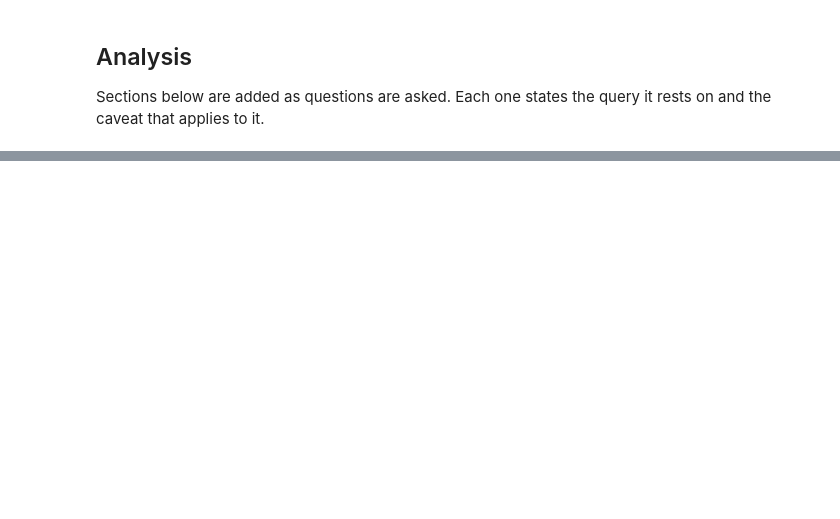
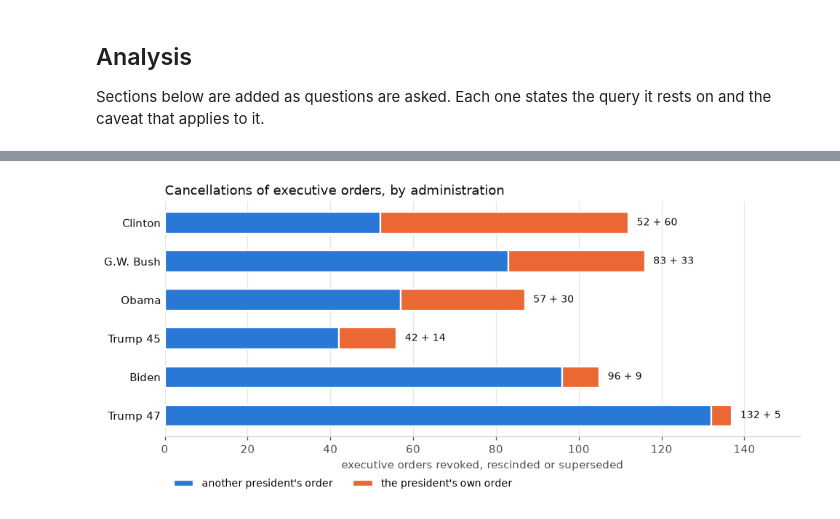
Before and after one commit to DaveKT/EO_Analysis, a Jupyter notebook: notebooks/analysis.ipynb, the cells around one changed output, grey strips where cells are left out. Cells and saved outputs as stored; diff of their text form; code cells hidden in the pictures; blank space fills up the shorter version.

```diff
--- a/notebooks/analysis.ipynb
+++ b/notebooks/analysis.ipynb
@@ -144,0 +251,16 @@ and the caveat that applies to it.
+# %%
+active_years = q("""
+SELECT president, signing_date FROM orders
+""")
+active_years["actor"] = [administration(p, d) for p, d in zip(active_years.president, active_years.signing_date)]
+active_years = active_years.assign(year=active_years.signing_date.str[:4]).groupby("actor").year.nunique()
+
+by_actor = (edges.groupby("actor")
+                 .agg(cancellations=("tgt_eo", "size"),
+                      prior_president=("same_person", lambda s: int((~s).sum())),
+                      own=("same_person", "sum"),
+                      target_outside_corpus=("target_in_corpus", lambda s: int((~s).sum())))
+                 .reindex(ADMINS))
+by_actor["active_years"] = active_years.reindex(ADMINS)
+by_actor["prior_per_active_year"] = (by_actor.prior_president / by_actor.active_years).round(1)
+by_actor
@@ -144,0 +293,30 @@ and the caveat that applies to it.
+# %%
+# Series colours: categorical slots 1 and 2 of the reference palette, validated as an
+# adjacent pair (CVD dE >= 8, normal-vision dE >= 15).
+BLUE, ORANGE, INK, MUTED = "#2a78d6", "#eb6834", "#0b0b0b", "#52514e"
+
+fig, ax = plt.subplots(figsize=(9, 4.2))
+rows = by_actor[::-1]  # chronological top to bottom
+y = range(len(rows))
+ax.barh(y, rows.prior_president, height=0.55, color=BLUE, label="another president's order",
+        edgecolor="white", linewidth=1.5)
+ax.barh(y, rows.own, height=0.55, left=rows.prior_president, color=ORANGE,
+        label="the president's own order", edgecolor="white", linewidth=1.5)
+for i, (prior, own) in enumerate(zip(rows.prior_president, rows.own)):
+    ax.text(prior + own + 2, i, f"{int(prior)} + {int(own)}", va="center", fontsize=9, color=INK)
+ax.set_yticks(list(y), rows.index)
+ax.set_xlabel("executive orders revoked, rescinded or superseded", color=MUTED)
+ax.set_title("Cancellations of executive orders, by administration", loc="left", fontsize=12, color=INK)
+ax.set_xlim(0, (rows.prior_president + rows.own).max() * 1.12)
+ax.legend(frameon=False, loc="upper left", bbox_to_anchor=(0, -0.14), ncol=2, fontsize=9)
+for side in ("top", "right", "left"):
+    ax.spines[side].set_visible(False)
+ax.spines["bottom"].set_color("#d0cfc9")
+ax.tick_params(axis="y", length=0, colors=INK)
+ax.tick_params(axis="x", colors=MUTED)
+ax.xaxis.grid(True, color="#e6e5df", linewidth=0.8)
+ax.set_axisbelow(True)
+plt.tight_layout()
+plt.show()
+# %% [output]
+[figure, added]
```
Also changed, not shown: parts of 9 cells of this notebook, 11 other files.
